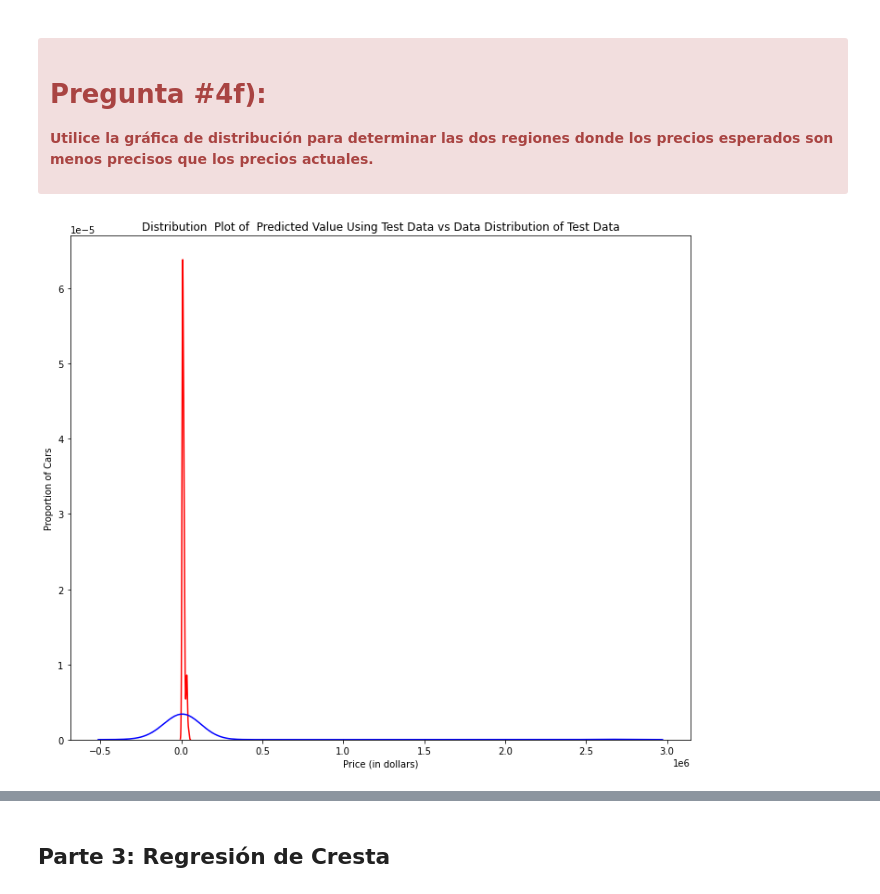
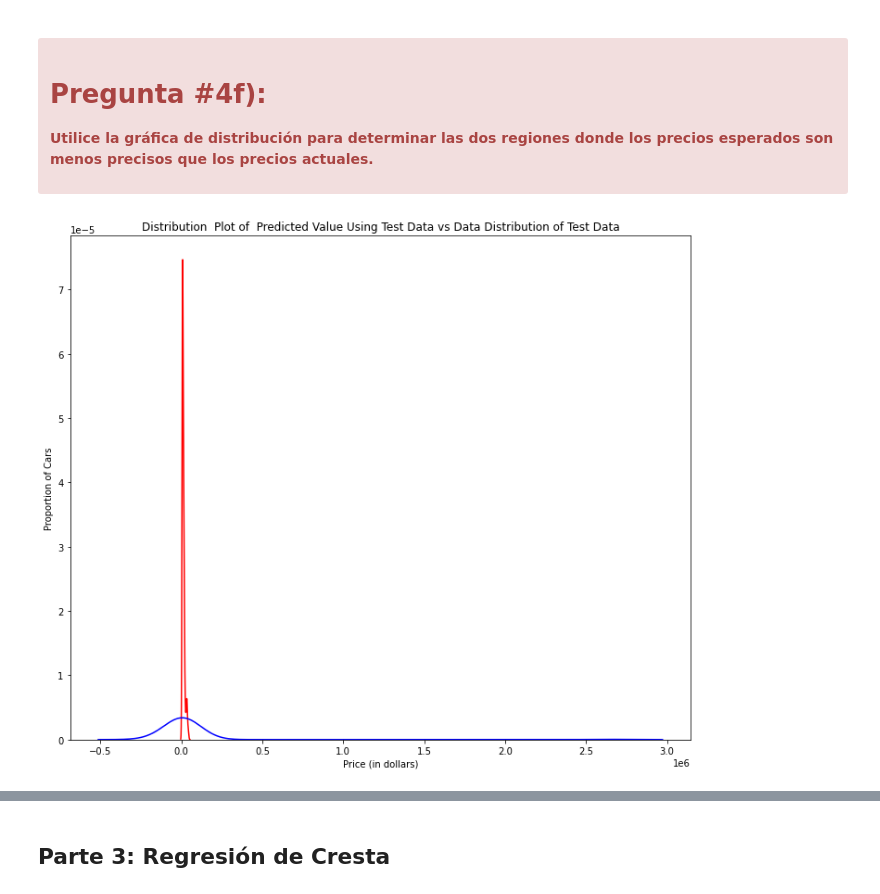
Before and after one commit to joel5vega/Python-para-Data-Science-y-AI---IBM, a Jupyter notebook: analisis-de-datos/evaluacion-del-modelo-y-refinamiento_ES.ipynb, the cells around one changed output, grey strips where cells are left out. Cells and saved outputs as stored; diff of their text form; code cells hidden in the pictures.

```diff
--- a/analisis-de-datos/evaluacion-del-modelo-y-refinamiento_ES.ipynb
+++ b/analisis-de-datos/evaluacion-del-modelo-y-refinamiento_ES.ipynb
@@ -533,9 +533,9 @@ DistributionPlot(y_test, yhat_test1, "Actual Values (Test)", "Predicted Values (
 
 </div>
 # %%
-DistributionPlot(y_test,yhat_test1,"Actual Values (Test)","Predicted Values (Test)",Title)
+DistributionPlot(y_data,yhat_test1,"Actual Values (Test)","Predicted Values (Test)",Title)
 # %% [output]
-[figure, old version]
+[figure, new version]
 # %% [markdown]
 Haz doble clic <b>aquí</b> para ver la solución.
 
```
Also changed, not shown: parts of 13 cells of this notebook.
